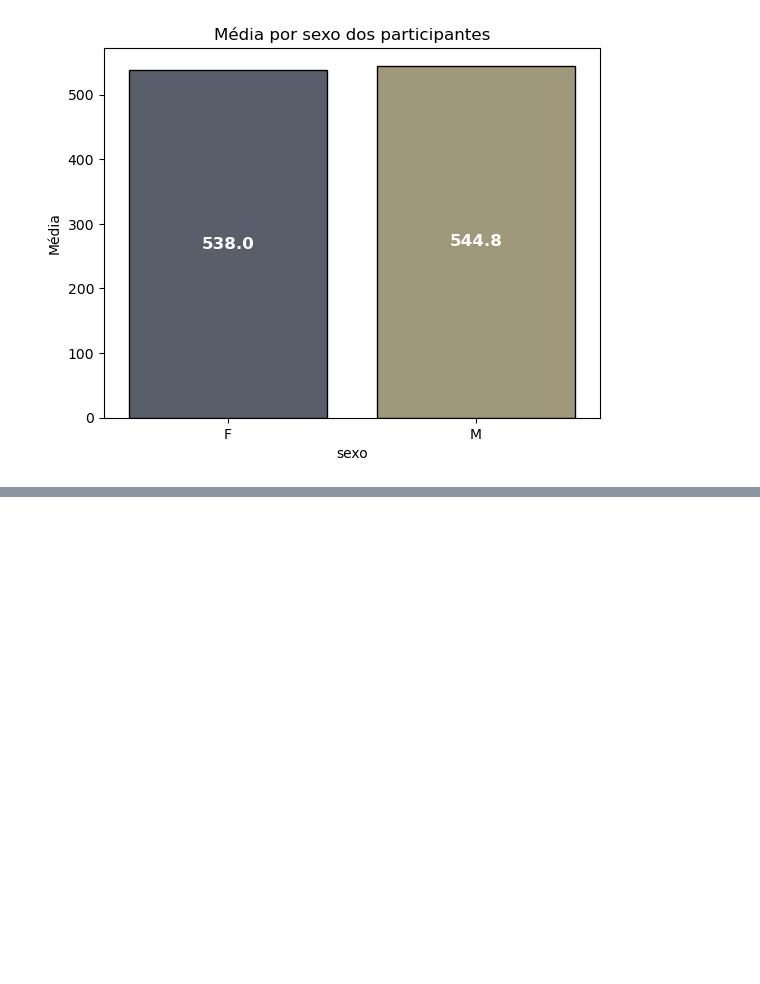
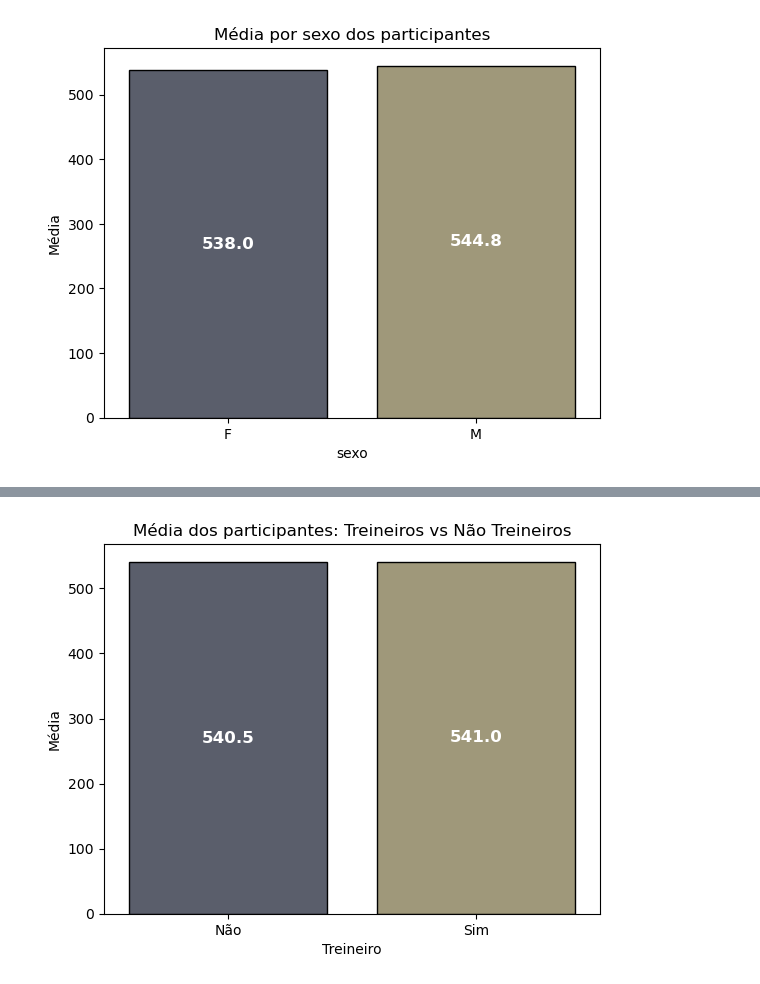
Before and after one commit to LucasArauj99/analise-enem-2023, a Jupyter notebook: analise_enem_2023.ipynb, the cells around one changed output, grey strips where cells are left out. Cells and saved outputs as stored; diff of their text form; code cells hidden in the pictures; blank space fills up the shorter version.

```diff
--- a/analise_enem_2023.ipynb
+++ b/analise_enem_2023.ipynb
@@ -393,0 +400,13 @@ Passing `palette` without assigning `hue` is deprecated and will be removed in v
+# %%
+status_radacao = {
+    1: 'Sem Problemas',
+    2: 'Anulada',
+    3: 'Cópia Texto Motivador',
+    4: 'Em Branco',
+    6: 'Fuga ao tema',
+    7: 'Não atendimento ao tipo textual',
+    8: 'Texto Insuficiente',
+    9: 'Parte Desconectada'
+}
+dados['status_da_redacao'] = dados['status_redacao'].map(status_radacao)
+dados['status_da_redacao'].value_counts()
@@ -461,3 +499,16 @@ Name: count, dtype: int64
+# %%
+treineiro = dados.groupby('in_treineiro', observed=True)['media_aritmetrica'].mean().reset_index()
+
+ax = sns.barplot(data=treineiro, x='in_treineiro', y='media_aritmetrica', hue='in_treineiro', palette='cividis', edgecolor='black', legend=False)
+plt.title('Média dos participantes: Treineiros vs Não Treineiros')
+plt.xlabel('Treineiro')
+plt.ylabel('Média')
+
+plot = Media(ax, 12)
+plot.media()
+plt.show()
+# %% [output]
+[figure, added]
 # %%
 estado_prv = dados.groupby('uf_prova', observed=True)['media_aritmetrica'].mean().reset_index()
 
```
Also changed, not shown: parts of 30 cells of this notebook, 1 other file.
